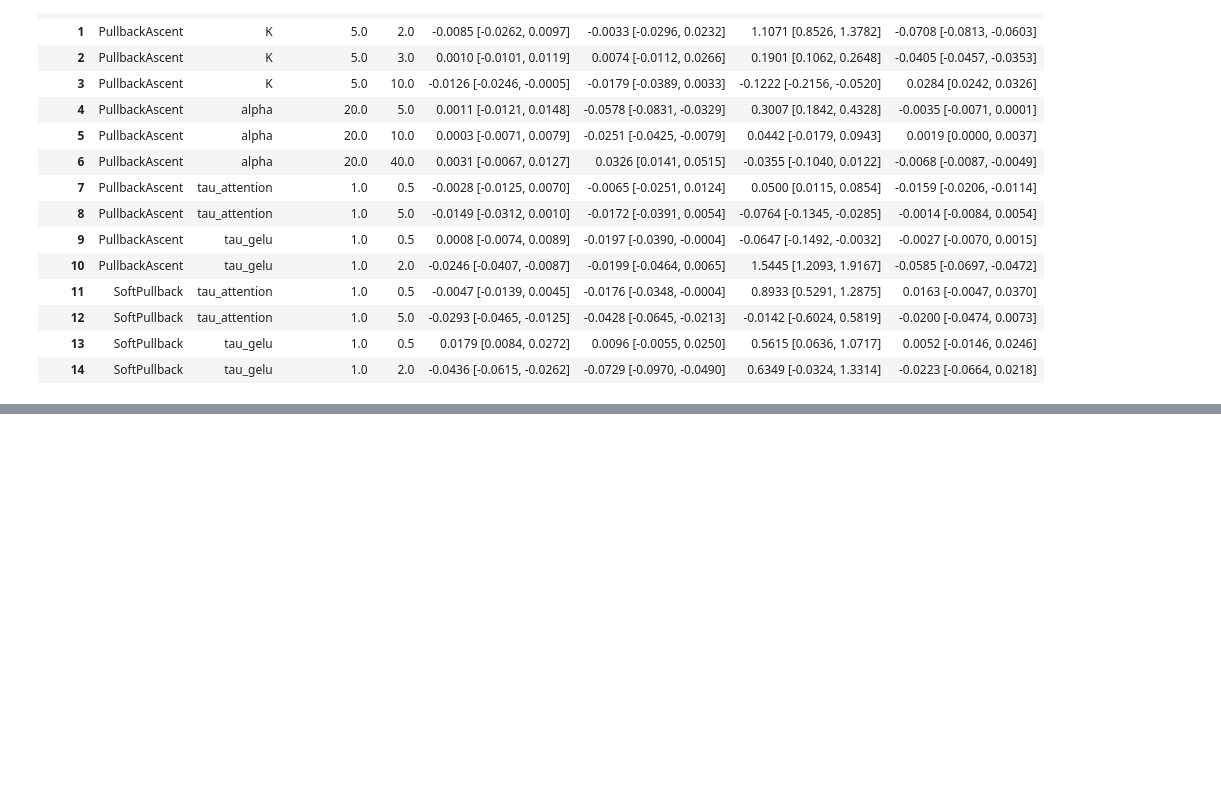
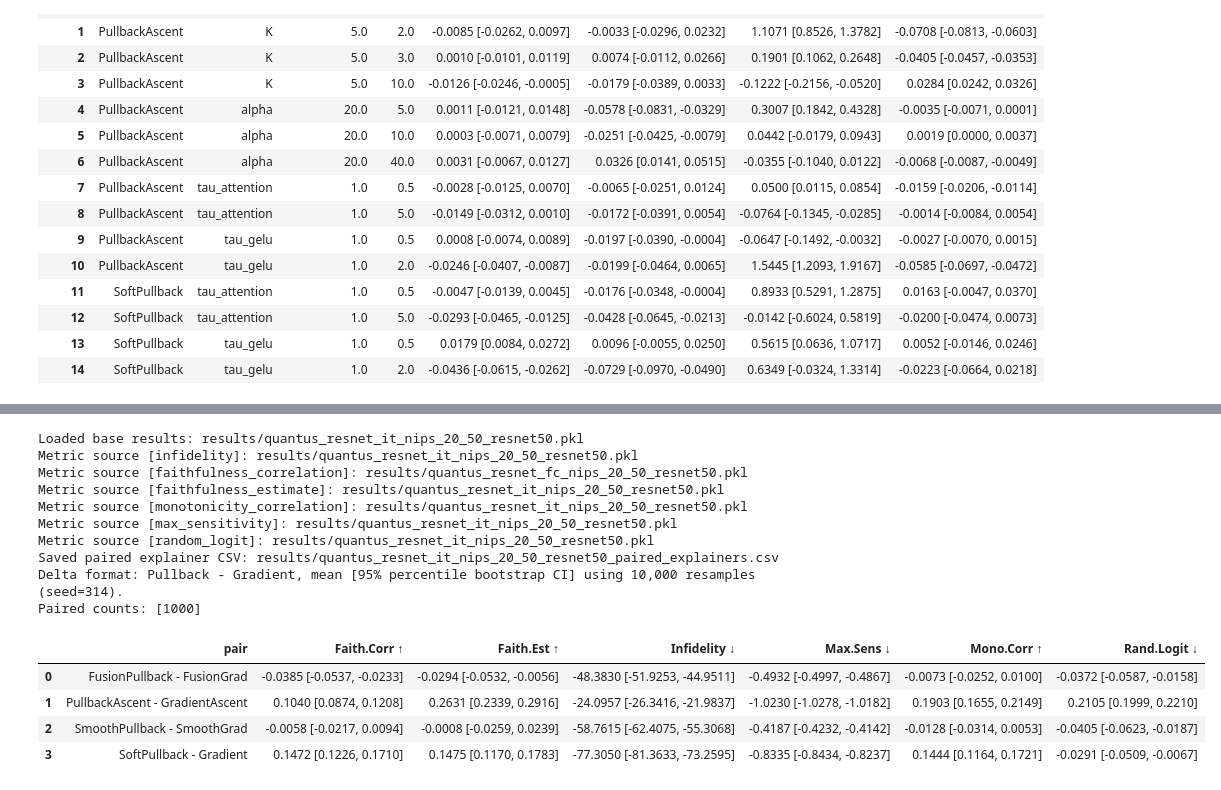
Before and after one commit to 314-Foundation/SemanticPullbacks, a Jupyter notebook: notebooks/verify_results.ipynb, the cells around one changed output, grey strips where cells are left out. Cells and saved outputs as stored; diff of their text form; code cells hidden in the pictures; blank space fills up the shorter version.

```diff
--- a/notebooks/verify_results.ipynb
+++ b/notebooks/verify_results.ipynb
@@ -590,0 +787,27 @@ Paired counts present in the detailed CSV: [500]
+# %%
+paired_explainers_resnet, paired_explainers_resnet_table, paired_explainers_resnet_csv = (
+    paired_explainer_differences(
+        "results/quantus_resnet_it_nips_20_50_resnet50.pkl",
+        metric_overrides={
+            "faithfulness_correlation": (
+                "results/quantus_resnet_fc_nips_20_50_resnet50.pkl"
+            ),
+        },
+    )
+)
+# %% [output]
+Loaded base results: results/quantus_resnet_it_nips_20_50_resnet50.pkl
+Metric source [infidelity]: results/quantus_resnet_it_nips_20_50_resnet50.pkl
+Metric source [faithfulness_correlation]: results/quantus_resnet_fc_nips_20_50_resnet50.pkl
+Metric source [faithfulness_estimate]: results/quantus_resnet_it_nips_20_50_resnet50.pkl
+Metric source [monotonicity_correlation]: results/quantus_resnet_it_nips_20_50_resnet50.pkl
+Metric source [max_sensitivity]: results/quantus_resnet_it_nips_20_50_resnet50.pkl
+Metric source [random_logit]: results/quantus_resnet_it_nips_20_50_resnet50.pkl
+Saved paired explainer CSV: results/quantus_resnet_it_nips_20_50_resnet50_paired_explainers.csv
+Delta format: Pullback - Gradient, mean [95% percentile bootstrap CI] using 10,000 resamples (seed=314).
+Paired counts: [1000]
+|  | pair | Faith.Corr ↑ | Faith.Est ↑ | Infidelity ↓ | Max.Sens ↓ | Mono.Corr ↑ | Rand.Logit ↓ |
+| 0 | FusionPullback - FusionGrad | -0.0385 [-0.0537, -0.0233] | -0.0294 [-0.0532, -0.0056] | -48.3830 [-51.9253, -44.9511] | -0.4932 [-0.4997, -0.4867] | -0.0073 [-0.0252, 0.0100] | -0.0372 [-0.0587, -0.0158] |
+| 1 | PullbackAscent - GradientAscent | 0.1040 [0.0874, 0.1208] | 0.2631 [0.2339, 0.2916] | -24.0957 [-26.3416, -21.9837] | -1.0230 [-1.0278, -1.0182] | 0.1903 [0.1655, 0.2149] | 0.2105 [0.1999, 0.2210] |
+| 2 | SmoothPullback - SmoothGrad | -0.0058 [-0.0217, 0.0094] | -0.0008 [-0.0259, 0.0239] | -58.7615 [-62.4075, -55.3068] | -0.4187 [-0.4232, -0.4142] | -0.0128 [-0.0314, 0.0053] | -0.0405 [-0.0623, -0.0187] |
+| 3 | SoftPullback - Gradient | 0.1472 [0.1226, 0.1710] | 0.1475 [0.1170, 0.1783] | -77.3050 [-81.3633, -73.2595] | -0.8335 [-0.8434, -0.8237] | 0.1444 [0.1164, 0.1721] | -0.0291 [-0.0509, -0.0067] |
```
Also changed, not shown: parts of 6 cells of this notebook, 4 other files.
